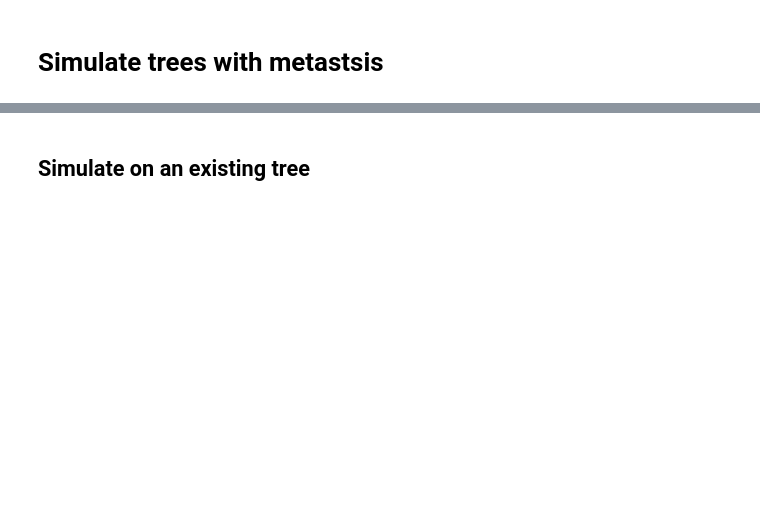
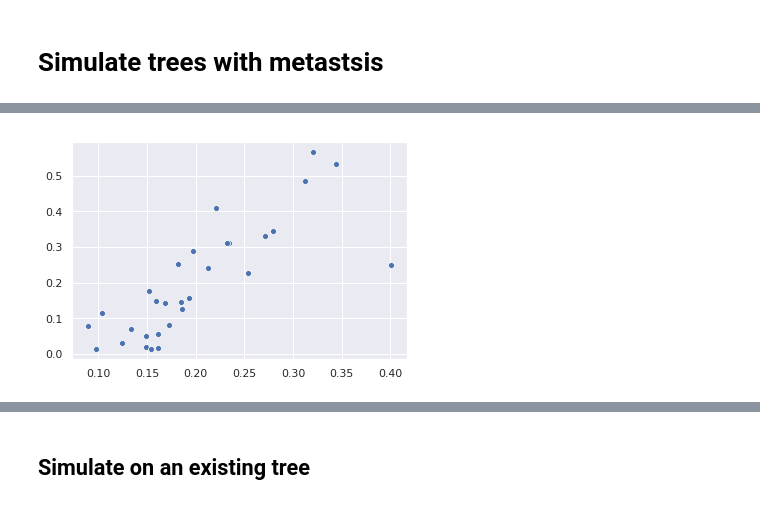
Before and after one commit to mattjones315/MetastasisTracing, a Jupyter notebook: Metastasis_Simulator.ipynb, the cells around one changed output, grey strips where cells are left out. Cells and saved outputs as stored; diff of their text form; code cells hidden in the pictures; blank space fills up the shorter version.

```diff
--- a/Metastasis_Simulator.ipynb
+++ b/Metastasis_Simulator.ipynb
@@ -112,41 +174,96 @@ y =
 # %%
-corrs = []
-for i in range(N_clones):
-    if i % 10 == 0:
-        print(i)
-    tree, params = data_gen.generate_simulated_experiment_plasticisity(pp,
+alpha = 1
+
+tmat = pd.DataFrame(np.zeros((6,6)), index=sample_list,  columns=sample_list)
+
+for i in tmat.index:
+    thetas = np.random.dirichlet([alpha]*(sigma-1))
+    tmat.loc[i, [j for j in tmat.columns if j != i]] = thetas
+
+
+tree, params = data_gen.generate_simulated_experiment_plasticisity(pp,
         [0.18]*number_of_characters,
         characters=number_of_characters,
         subsample_percentage=0.5,
         dropout=True,
         sample_list = sample_list,
-        max_mu = 0.3,
+        max_mu = 0.7,
         min_alpha = min_alpha,
         depth = 11,
         beta = 0,
         transition_matrix = tmat
         )
 
-    n_mets, mets, freqs = get_transition_stats(tree.network)
+n_mets, mets, freqs = get_transition_stats(tree.network)
 
-    leaves = [n for n in tree.network if tree.network.out_degree(n) == 0]
-    t = tree.network
+leaves = [n for n in tree.network if tree.network.out_degree(n) == 0]
+t = tree.network
+t2 = t.copy()
 
-    meta = pd.DataFrame.from_dict(dict(zip([n.name for n in leaves], [tree.network.nodes[n]['meta'] for n in leaves])), orient='index')
-    est_freqs = ctp.compute_transitions(t, meta.loc[:,0], count_unique = False)
+meta = pd.DataFrame.from_dict(dict(zip([n.name for n in leaves], [tree.network.nodes[n]['meta'] for n in leaves])), orient='index')
+est_freqs_naive = reconstruct_states.naive_fitch(t2, meta.loc[:,0])
+est_freqs = reconstruct_states.fitch_count(t, meta.loc[:,0], count_unique = False)
+est_freqs_mv = compute_transitions_majority_vote(t, meta.iloc[:, 0])
 
-    metsdf = pd.DataFrame.from_dict(mets, orient='index').loc[sample_list, sample_list]
-    est_freqs = est_freqs.loc[sample_list, sample_list]
 
-    np.fill_diagonal(est_freqs.values,0)
-    # est_freqs = est_freqs.fillna(value = 0)
-    #est_freqs = est_freqs / max(1, np.sum(est_freqs.values))
-    est_freqs = est_freqs.apply(lambda x: x / max(1, x.sum()), axis=1)
+metsdf = pd.DataFrame.from_dict(mets, orient='index').loc[sample_list, sample_list]
+est_freqs = est_freqs.loc[sample_list, sample_list]
+est_freqs_naive = est_freqs_naive.loc[sample_list, sample_list]
+est_freqs_mv = est_freqs_mv.loc[sample_list, sample_list]
 
-    np.fill_diagonal(metsdf.values,0)
-    # metsdf = metsdf.fillna(value = 0)
-    metsdf = metsdf.apply(lambda x: x / max(1, x.sum()), axis=1)
-    # metsdf = metsdf / max(1, np.sum(metsdf.values))
+np.fill_diagonal(est_freqs.values,0)
+est_freqs = est_freqs.fillna(value = 0)
+est_freqs = est_freqs.apply(lambda x: x / max(1, x.sum()), axis=1)
 
-    corrs.append(scs.pearsonr(est_freqs.values.ravel(), metsdf.values.ravel())[0])
+np.fill_diagonal(est_freqs_naive.values,0)
+est_freqs_naive = est_freqs_naive.fillna(value = 0)
+est_freqs_naive = est_freqs_naive.apply(lambda x: x/max(1, x.sum()), axis=1)
+
+np.fill_diagonal(est_freqs_mv.values,0)
+est_freqs_mv = est_freqs_mv.fillna(value = 0)
+est_freqs_mv = est_freqs_mv.apply(lambda x: x/max(1, x.sum()), axis=1)
+
+np.fill_diagonal(metsdf.values,0)
+metsdf = metsdf.fillna(value = 0)
+metsdf = metsdf.apply(lambda x: x / max(1, x.sum()), axis=1)
+
+x, y = [], []
+for i in range(sigma):
+    for j in range(sigma):
+        if i != j:
+            x.append(est_freqs.iloc[i, j])
+            y.append(tmat.iloc[i, j])
+
+scorr_fitcher = scs.spearmanr(metsdf.values.ravel(), est_freqs.values.ravel())[0]
+print(scorr_fitcher)
+
+sns.scatterplot(x, y)
+plt.show()
+
+x, y = [], []
+for i in range(sigma):
+    for j in range(sigma):
+        if i != j:
+            x.append(est_freqs_naive.iloc[i, j])
+            y.append(tmat.iloc[i, j])
+
+scorr_naive = scs.spearmanr(metsdf.values.ravel(), est_freqs_naive.values.ravel())[0]
+
+print(scorr_naive)
+sns.scatterplot(x, y)
+plt.show()
+
+x, y = [], []
+for i in range(sigma):
+    for j in range(sigma):
+        if i != j:
+            x.append(est_freqs_mv.iloc[i, j])
+            y.append(tmat.iloc[i, j])
+
+
+scorr_mv = scs.spearmanr(metsdf.values.ravel(), est_freqs_mv.values.ravel())[0]
+
+print(scorr_mv)
+sns.scatterplot(x, y)
+plt.show()
 # %% [output]
@@ -153,0 +271 @@ for i in range(N_clones):
+[figure, added]
```
Also changed, not shown: parts of 31 cells of this notebook, 17 other files.
